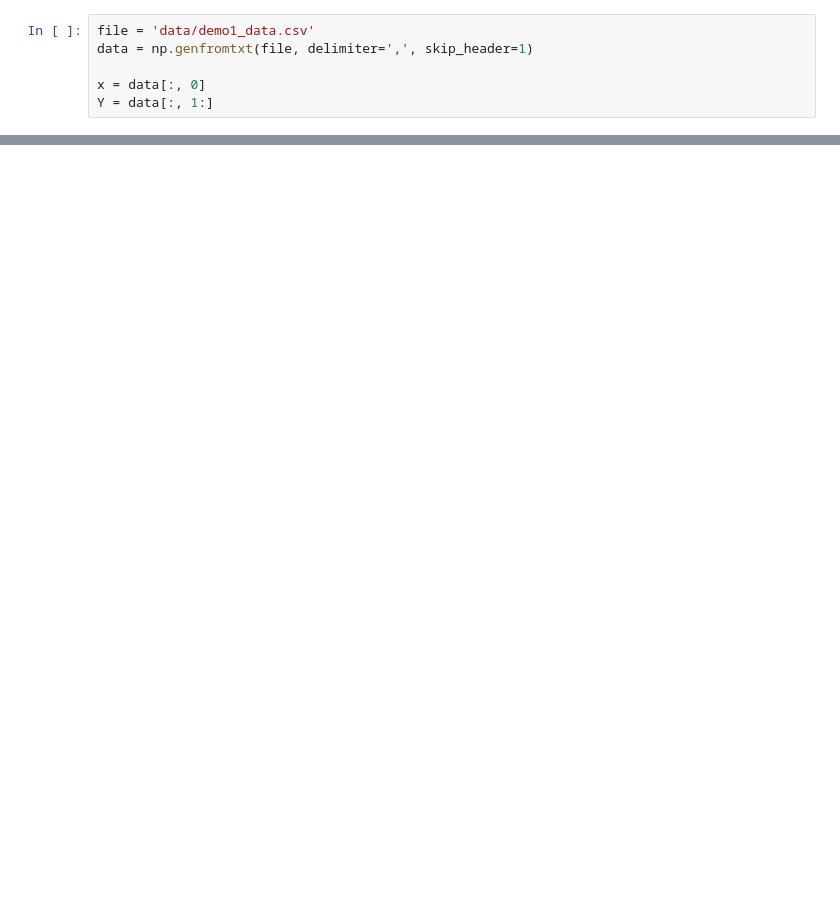
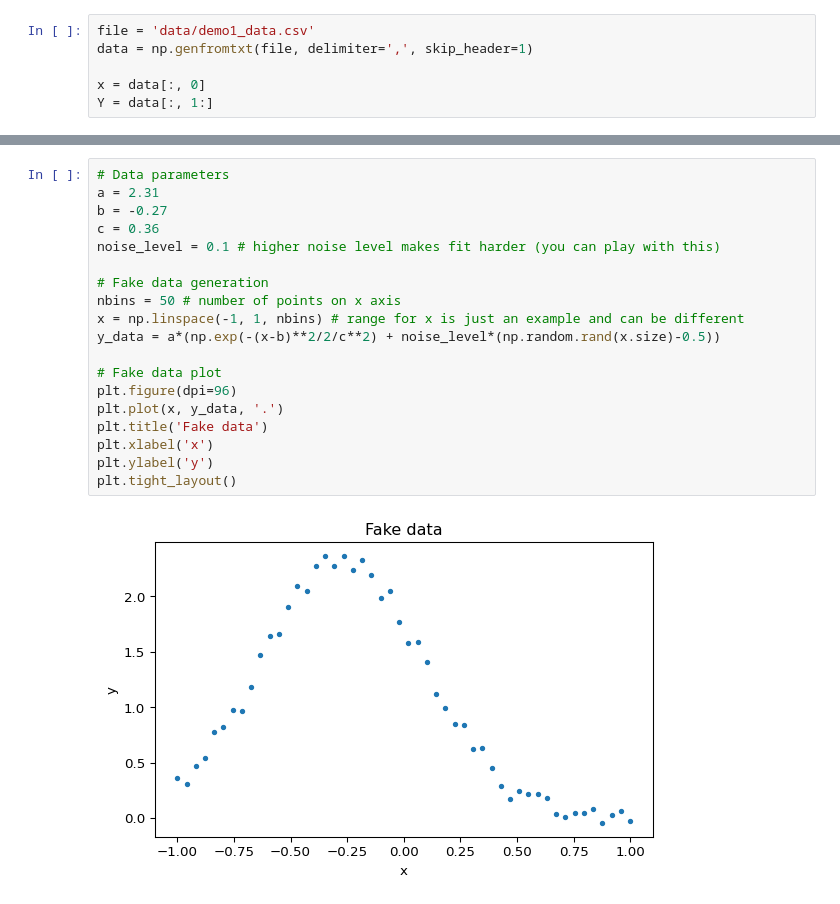
Before and after one commit to mr-sheg/PHS2223, a Jupyter notebook: Demo 1 - curvefitting.ipynb, the cells around one changed output, grey strips where cells are left out. Drawn from its saved outputs; the diff is of its cells as text; blank space fills up the shorter version.

```diff
--- a/Demo 1 - curvefitting.ipynb
+++ b/Demo 1 - curvefitting.ipynb
@@ -151,0 +169,21 @@ Text(0, 0.5, 'y')
+# %%
+# Data parameters
+a = 2.31
+b = -0.27
+c = 0.36
+noise_level = 0.1 # higher noise level makes fit harder (you can play with this)
+
+# Fake data generation
+nbins = 50 # number of points on x axis
+x = np.linspace(-1, 1, nbins) # range for x is just an example and can be different
+y_data = a*(np.exp(-(x-b)**2/2/c**2) + noise_level*(np.random.rand(x.size)-0.5))
+
+# Fake data plot
+plt.figure(dpi=96)
+plt.plot(x, y_data, '.')
+plt.title('Fake data')
+plt.xlabel('x')
+plt.ylabel('y')
+plt.tight_layout()
+# %% [output]
+[figure, added]
```
Also changed, not shown: parts of 16 cells of this notebook.
